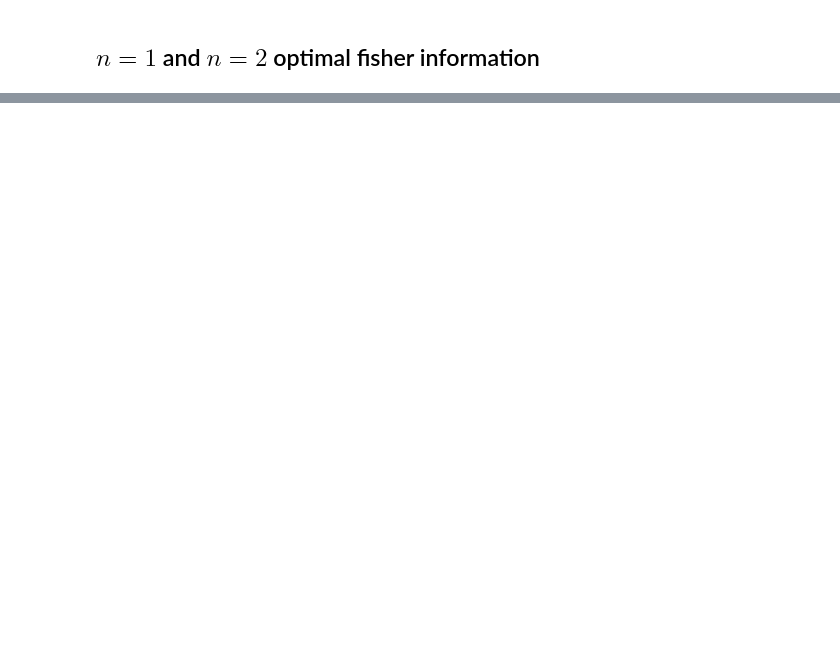
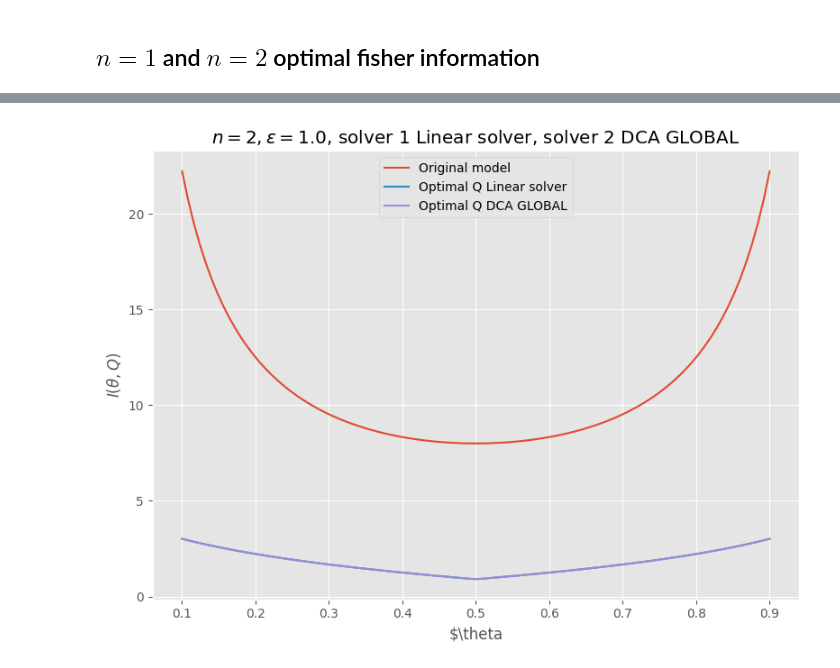
Before and after one commit to MatejVe/locally_efficient_differential_privacy, a Jupyter notebook: globally_convergent_DCA.ipynb, the cells around one changed output, grey strips where cells are left out. Saved outputs shown, nothing was run; the diff lists cells and outputs as text; code cells hidden in the pictures; blank space fills up the shorter version.

```diff
--- a/globally_convergent_DCA.ipynb
+++ b/globally_convergent_DCA.ipynb
@@ -60,0 +67,4 @@ row 2: 0.11920292312117362      9.203555695336263e-10   0.8807970759584708
+# %%
+DP_tester.compare_fisher_two_solvers(linear_solver(), dca_global(), 2, 1.0)
+# %% [output]
+[figure, added]
```
Also changed, not shown: parts of 8 cells of this notebook, 2 other files.
